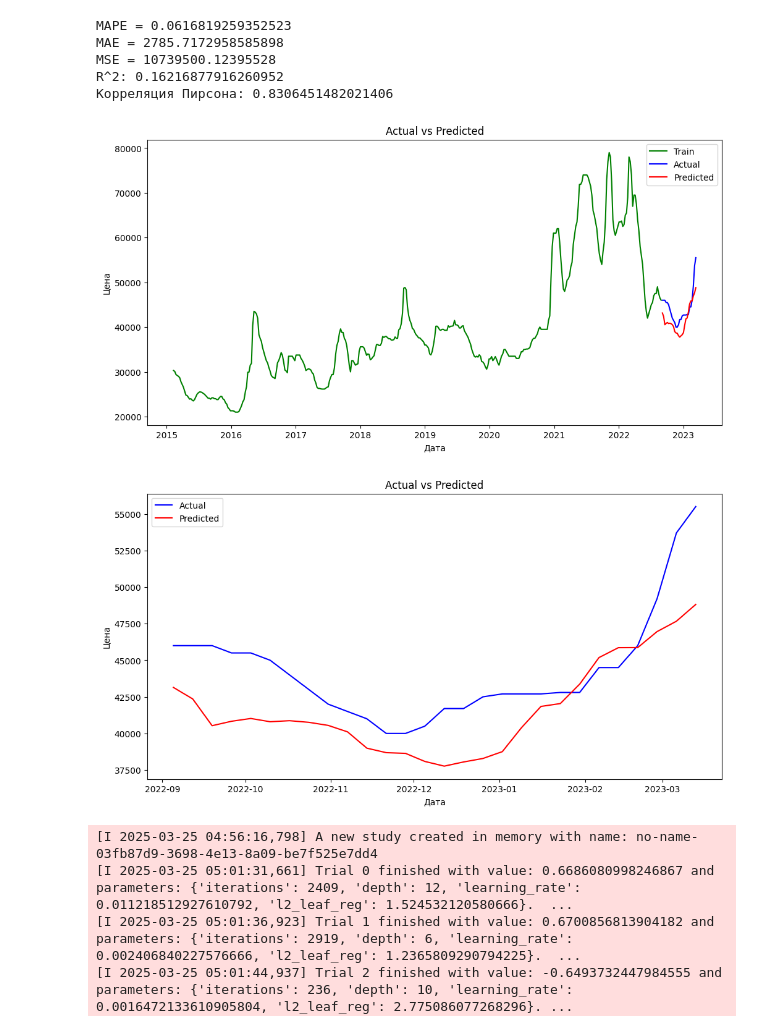
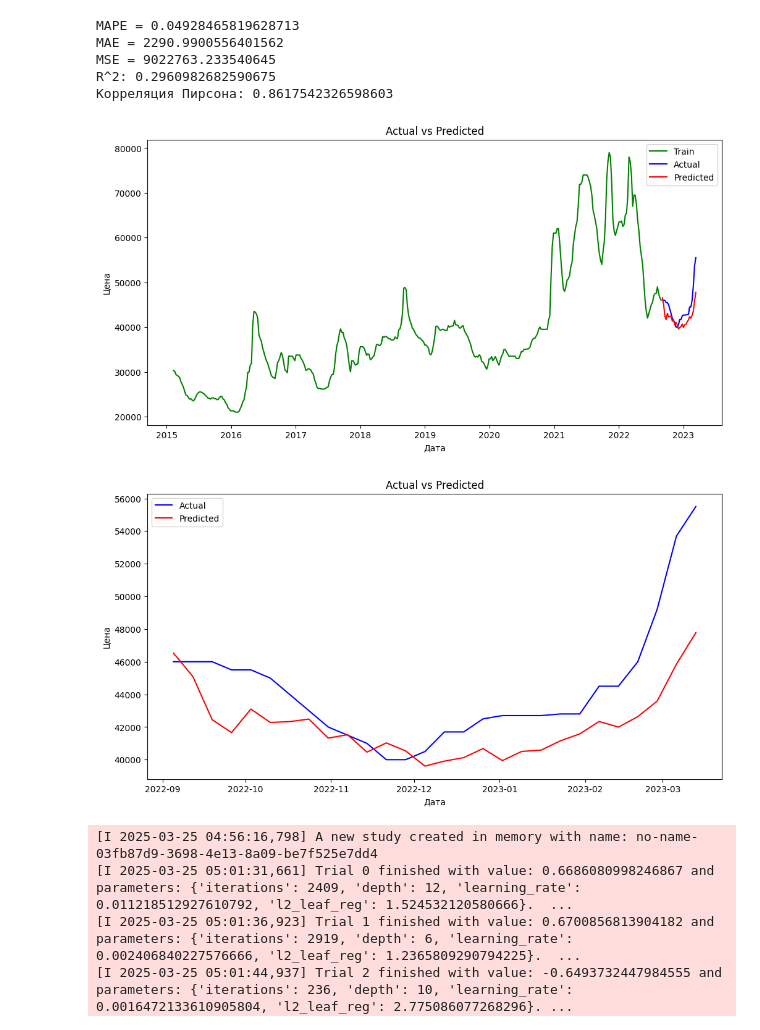
Before and after one commit to Dedushka-Lenin/Intensive_3, a Jupyter notebook: prediction/catboost.ipynb, the cells around one changed output. Saved outputs shown, nothing was run; the diff lists cells and outputs as text; code cells hidden in the pictures.

```diff
--- a/prediction/catboost.ipynb
+++ b/prediction/catboost.ipynb
@@ -25,7 +25,7 @@ data['trend'] = decomposition.trend
 data['seasonal'] = decomposition.seasonal
 data['residual'] = decomposition.resid
 
-lag_days = 0  # Количество лагов
+lag_days = 50  # Количество лагов
 for lag in range(1, lag_days + 1):
     data[f'lag_{lag}'] = data['pfr'].shift(lag)
 
@@ -60,40 +60,40 @@ y_pred = model.predict(X_test)
 # Оценка модели
 print(f"MAPE = {mean_absolute_percentage_error(y_test, y_pred)}")
 print(f"MAE = {mean_absolute_error(y_test, y_pred)}")
 print(f"MSE = {mean_squared_error(y_test, y_pred)}")
 print(f"R^2: {r2_score(y_test, y_pred)}")
 print(f"Корреляция Пирсона: {np.corrcoef(y_test, y_pred)[0, 1]}")
 
 ###############################################################################################
 
 plt.figure(figsize=(12, 6))
 plt.plot(y_train.index, y_train, label='Train', color='green')
 plt.plot(y_test.index, y_test, label='Actual', color='blue')
 plt.plot(y_test.index, y_pred, label='Predicted', color='red')
 plt.legend()
 plt.title('Actual vs Predicted')
 plt.xlabel('Дата')
 plt.ylabel('Цена')
 plt.show()
 
 ###############################################################################################
 
 plt.figure(figsize=(12, 6))
 plt.plot(y_test.index, y_test, label='Actual', color='blue')
 plt.plot(y_test.index, y_pred, label='Predicted', color='red')
 plt.legend()
 plt.title('Actual vs Predicted')
 plt.xlabel('Дата')
 plt.ylabel('Цена')
 plt.show()
 # %% [output]
-MAPE = 0.0616819259352523
-MAE = 2785.7172958585898
-MSE = 10739500.12395528
-R^2: 0.16216877916260952
-Корреляция Пирсона: 0.8306451482021406
+MAPE = 0.04928465819628713
+MAE = 2290.9900556401562
+MSE = 9022763.233540645
+R^2: 0.2960982682590675
+Корреляция Пирсона: 0.8617542326598603
-[figure, old version]
+[figure, new version]
-[figure, old version]
+[figure, new version]
 # %%
 from catboost import CatBoostRegressor
 from sklearn.model_selection import GridSearchCV
```
Also changed, not shown: parts of 1 cell of this notebook, 5 other files.
